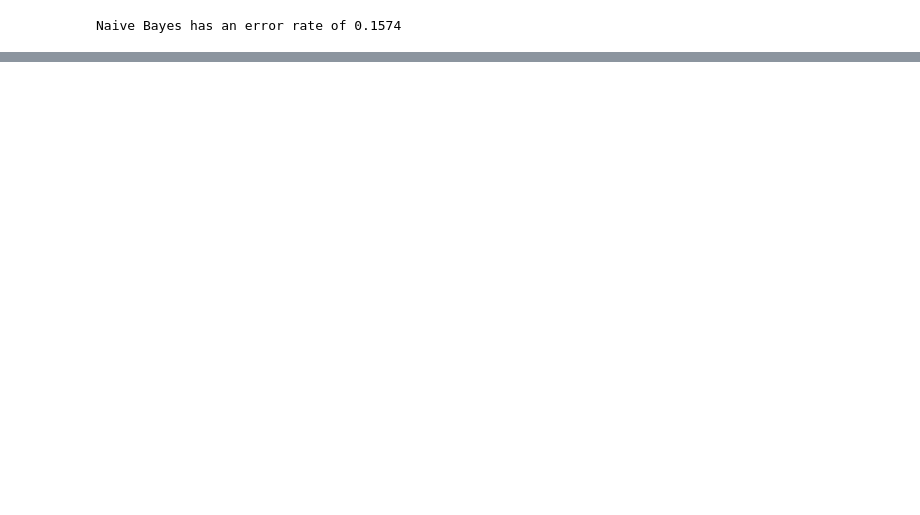
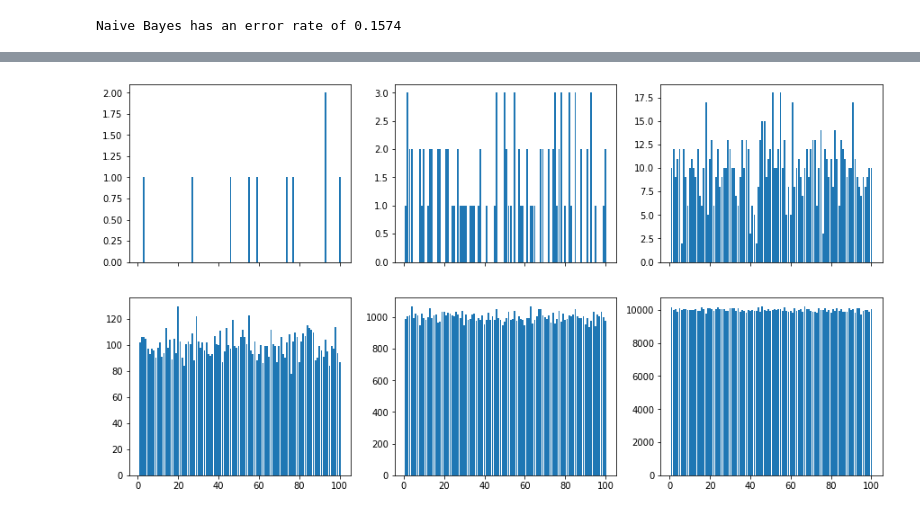
Before and after one commit to mckim27/d2l-study, a Jupyter notebook: ch4.ipynb, the cells around one changed output, grey strips where cells are left out. Saved outputs shown, nothing was run; the diff lists cells and outputs as text; code cells hidden in the pictures; blank space fills up the shorter version.

```diff
--- a/ch4.ipynb
+++ b/ch4.ipynb
@@ -841,0 +851,5 @@ Naive Bayes has an error rate of 0.1574
+# %%
+import random
+
+for i in range(10):
+    print(random.random())
@@ -841,0 +871,3 @@ Naive Bayes has an error rate of 0.1574
+# %%
+for i in range(10):
+    print(random.randint(1, 100))
@@ -841,0 +885,17 @@ Naive Bayes has an error rate of 0.1574
+# %%
+import math
+
+counts = np.zeros(100)
+fig, axes = plt.subplots(2, 3, figsize=(15, 8), sharex=True)
+
+axes = axes.reshape(6)
+
+# Mangle subplots such that we can index them in a linear fashion rather than # a 2d grid
+for i in range(1, 1000001):
+    counts[random.randint(0, 99)] += 1
+    if i in [10, 100, 1000, 10000, 100000, 1000000]:
+        axes[int(math.log10(i))-1].bar(np.arange(1, 101), counts)
+
+plt.show()
+# %% [output]
+[figure, added]
```
Also changed, not shown: parts of 25 cells of this notebook.
